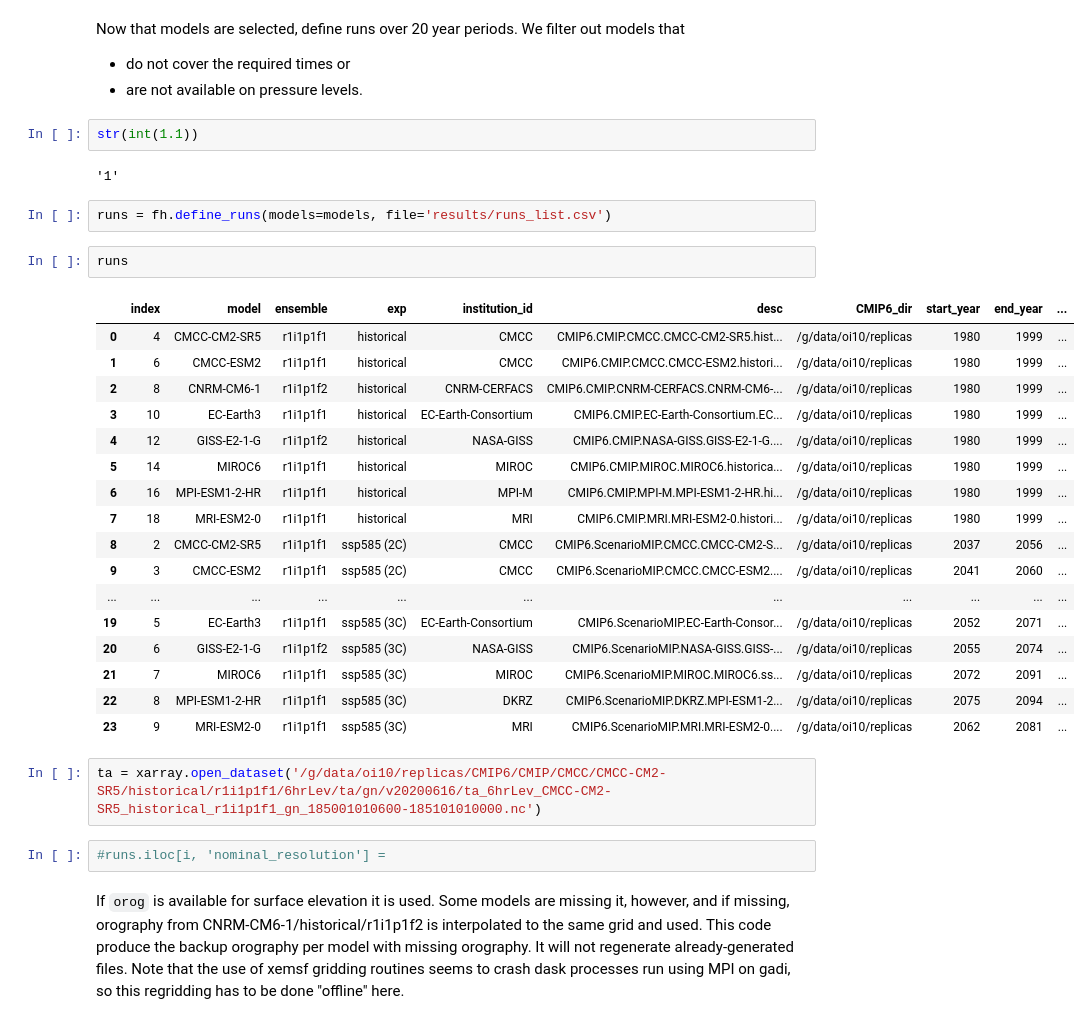
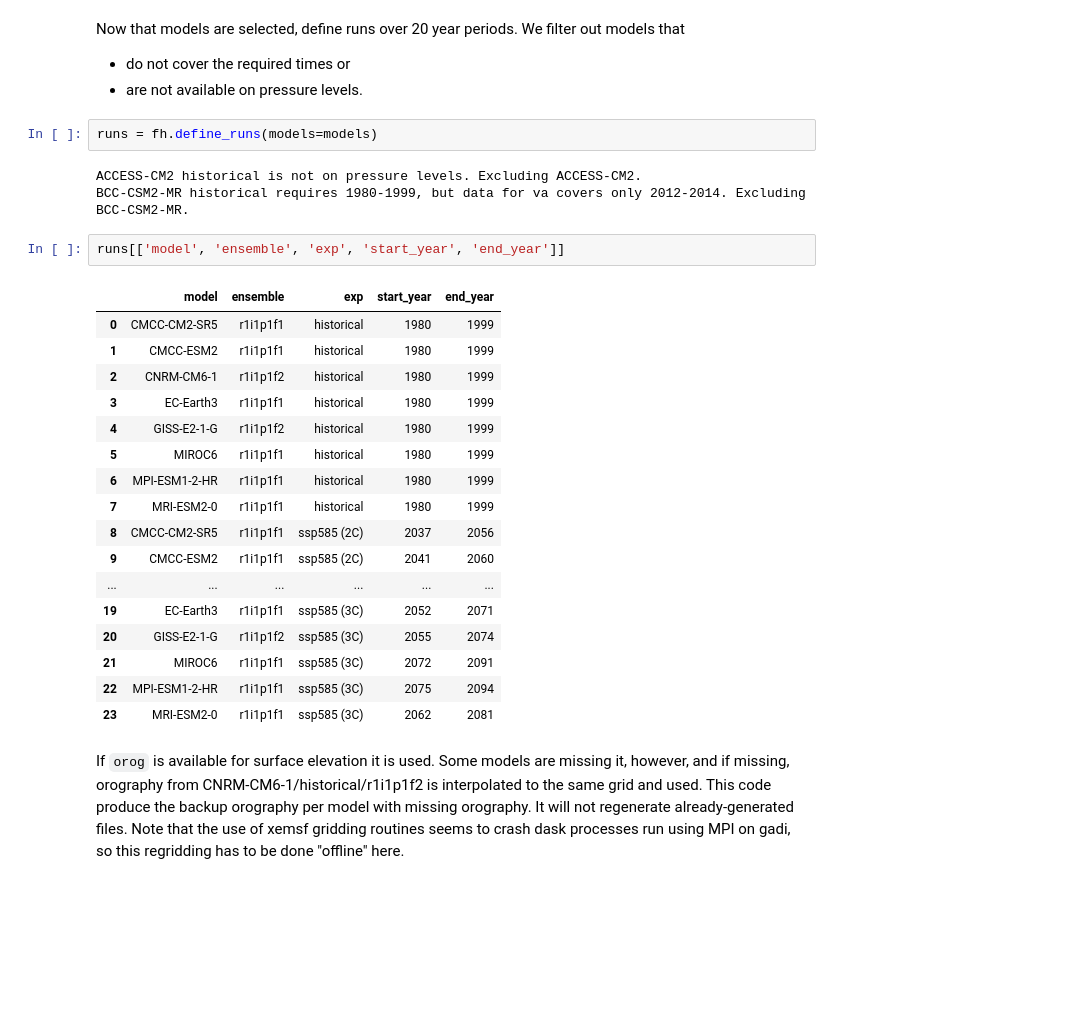
Before and after one commit to traupach/future_hail_global, a Jupyter notebook: analysis/future_hail.ipynb, the cells around one changed output. Cells and saved outputs as stored; diff of their text form; blank space fills up the shorter version.

```diff
--- a/analysis/future_hail.ipynb
+++ b/analysis/future_hail.ipynb
@@ -81,36 +81,31 @@ models
 Now that models are selected, define runs over 20 year periods. We filter out models that
 - do not cover the required times or
 - are not available on pressure levels.
-# %%
-str(int(1.1))
-# %% [output]
-'1'
 # %%
-runs = fh.define_runs(models=models, file='results/runs_list.csv')
+runs = fh.define_runs(models=models)
+# %% [output]
+ACCESS-CM2 historical is not on pressure levels. Excluding ACCESS-CM2.
+BCC-CSM2-MR historical requires 1980-1999, but data for va covers only 2012-2014. Excluding BCC-CSM2-MR.
 # %%
-runs
+runs[['model', 'ensemble', 'exp', 'start_year', 'end_year']]
 # %% [output]
-|  | index | model | ensemble | exp | institution_id | desc | CMIP6_dir | start_year | end_year | ... |
-| 0 | 4 | CMCC-CM2-SR5 | r1i1p1f1 | historical | CMCC | CMIP6.CMIP.CMCC.CMCC-CM2-SR5.hist... | /g/data/oi10/replicas | 1980 | 1999 | ... |
-| 1 | 6 | CMCC-ESM2 | r1i1p1f1 | historical | CMCC | CMIP6.CMIP.CMCC.CMCC-ESM2.histori... | /g/data/oi10/replicas | 1980 | 1999 | ... |
-| 2 | 8 | CNRM-CM6-1 | r1i1p1f2 | historical | CNRM-CERFACS | CMIP6.CMIP.CNRM-CERFACS.CNRM-CM6-... | /g/data/oi10/replicas | 1980 | 1999 | ... |
-| 3 | 10 | EC-Earth3 | r1i1p1f1 | historical | EC-Earth-Consortium | CMIP6.CMIP.EC-Earth-Consortium.EC... | /g/data/oi10/replicas | 1980 | 1999 | ... |
-| 4 | 12 | GISS-E2-1-G | r1i1p1f2 | historical | NASA-GISS | CMIP6.CMIP.NASA-GISS.GISS-E2-1-G.... | /g/data/oi10/replicas | 1980 | 1999 | ... |
-| 5 | 14 | MIROC6 | r1i1p1f1 | historical | MIROC | CMIP6.CMIP.MIROC.MIROC6.historica... | /g/data/oi10/replicas | 1980 | 1999 | ... |
-| 6 | 16 | MPI-ESM1-2-HR | r1i1p1f1 | historical | MPI-M | CMIP6.CMIP.MPI-M.MPI-ESM1-2-HR.hi... | /g/data/oi10/replicas | 1980 | 1999 | ... |
-| 7 | 18 | MRI-ESM2-0 | r1i1p1f1 | historical | MRI | CMIP6.CMIP.MRI.MRI-ESM2-0.histori... | /g/data/oi10/replicas | 1980 | 1999 | ... |
-| 8 | 2 | CMCC-CM2-SR5 | r1i1p1f1 | ssp585 (2C) | CMCC | CMIP6.ScenarioMIP.CMCC.CMCC-CM2-S... | /g/data/oi10/replicas | 2037 | 2056 | ... |
-| 9 | 3 | CMCC-ESM2 | r1i1p1f1 | ssp585 (2C) | CMCC | CMIP6.ScenarioMIP.CMCC.CMCC-ESM2.... | /g/data/oi10/replicas | 2041 | 2060 | ... |
-| ... | ... | ... | ... | ... | ... | ... | ... | ... | ... | ... |
-| 19 | 5 | EC-Earth3 | r1i1p1f1 | ssp585 (3C) | EC-Earth-Consortium | CMIP6.ScenarioMIP.EC-Earth-Consor... | /g/data/oi10/replicas | 2052 | 2071 | ... |
-| 20 | 6 | GISS-E2-1-G | r1i1p1f2 | ssp585 (3C) | NASA-GISS | CMIP6.ScenarioMIP.NASA-GISS.GISS-... | /g/data/oi10/replicas | 2055 | 2074 | ... |
-| 21 | 7 | MIROC6 | r1i1p1f1 | ssp585 (3C) | MIROC | CMIP6.ScenarioMIP.MIROC.MIROC6.ss... | /g/data/oi10/replicas | 2072 | 2091 | ... |
-| 22 | 8 | MPI-ESM1-2-HR | r1i1p1f1 | ssp585 (3C) | DKRZ | CMIP6.ScenarioMIP.DKRZ.MPI-ESM1-2... | /g/data/oi10/replicas | 2075 | 2094 | ... |
-| 23 | 9 | MRI-ESM2-0 | r1i1p1f1 | ssp585 (3C) | MRI | CMIP6.ScenarioMIP.MRI.MRI-ESM2-0.... | /g/data/oi10/replicas | 2062 | 2081 | ... |
+|  | model | ensemble | exp | start_year | end_year |
+| 0 | CMCC-CM2-SR5 | r1i1p1f1 | historical | 1980 | 1999 |
+| 1 | CMCC-ESM2 | r1i1p1f1 | historical | 1980 | 1999 |
+| 2 | CNRM-CM6-1 | r1i1p1f2 | historical | 1980 | 1999 |
+| 3 | EC-Earth3 | r1i1p1f1 | historical | 1980 | 1999 |
+| 4 | GISS-E2-1-G | r1i1p1f2 | historical | 1980 | 1999 |
+| 5 | MIROC6 | r1i1p1f1 | historical | 1980 | 1999 |
+| 6 | MPI-ESM1-2-HR | r1i1p1f1 | historical | 1980 | 1999 |
+| 7 | MRI-ESM2-0 | r1i1p1f1 | historical | 1980 | 1999 |
+| 8 | CMCC-CM2-SR5 | r1i1p1f1 | ssp585 (2C) | 2037 | 2056 |
+| 9 | CMCC-ESM2 | r1i1p1f1 | ssp585 (2C) | 2041 | 2060 |
+| ... | ... | ... | ... | ... | ... |
+| 19 | EC-Earth3 | r1i1p1f1 | ssp585 (3C) | 2052 | 2071 |
+| 20 | GISS-E2-1-G | r1i1p1f2 | ssp585 (3C) | 2055 | 2074 |
+| 21 | MIROC6 | r1i1p1f1 | ssp585 (3C) | 2072 | 2091 |
+| 22 | MPI-ESM1-2-HR | r1i1p1f1 | ssp585 (3C) | 2075 | 2094 |
+| 23 | MRI-ESM2-0 | r1i1p1f1 | ssp585 (3C) | 2062 | 2081 |
-# %%
-ta = xarray.open_dataset('/g/data/oi10/replicas/CMIP6/CMIP/CMCC/CMCC-CM2-SR5/historical/r1i1p1f1/6hrLev/ta/gn/v20200616/ta_6hrLev_CMCC-CM2-SR5_historical_r1i1p1f1_gn_185001010600-185101010000.nc')
-# %%
-#runs.iloc[i, 'nominal_resolution'] =
 # %% [markdown]
 If `orog` is available for surface elevation it is used. Some models are missing it, however, and if missing, orography from CNRM-CM6-1/historical/r1i1p1f2 is interpolated to the same grid and used. This code produce the backup orography per model with missing orography. It will not regenerate already-generated files. Note that the use of xemsf gridding routines seems to crash dask processes run using MPI on gadi, so this regridding has to be done "offline" here.
 # %%
```
Also changed, not shown: parts of 1 cell of this notebook, 3 other files.
